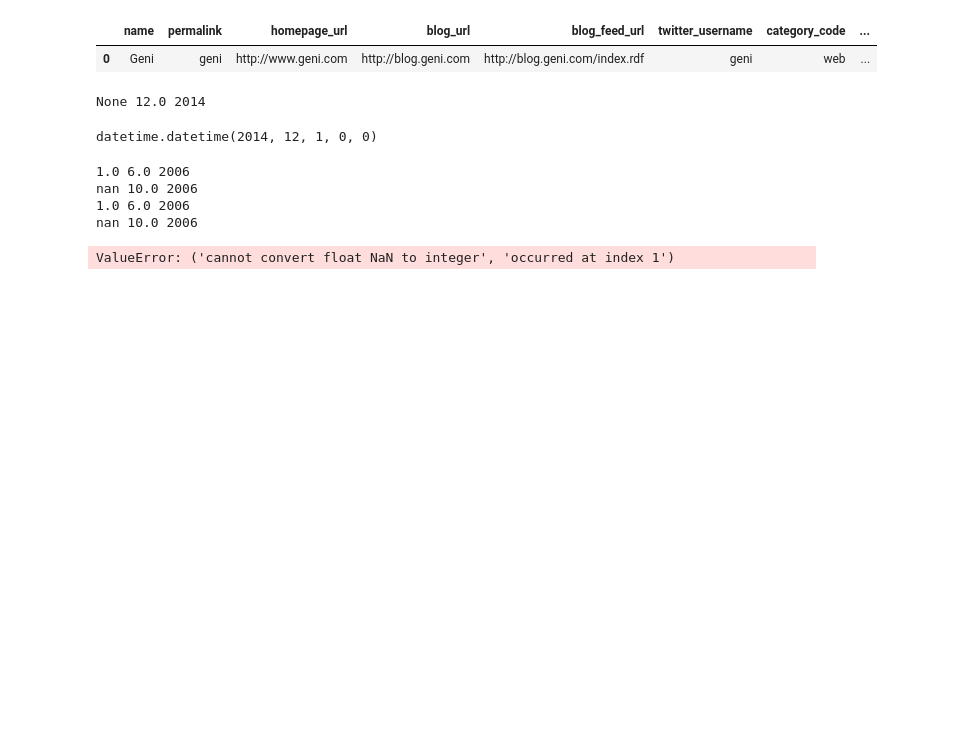
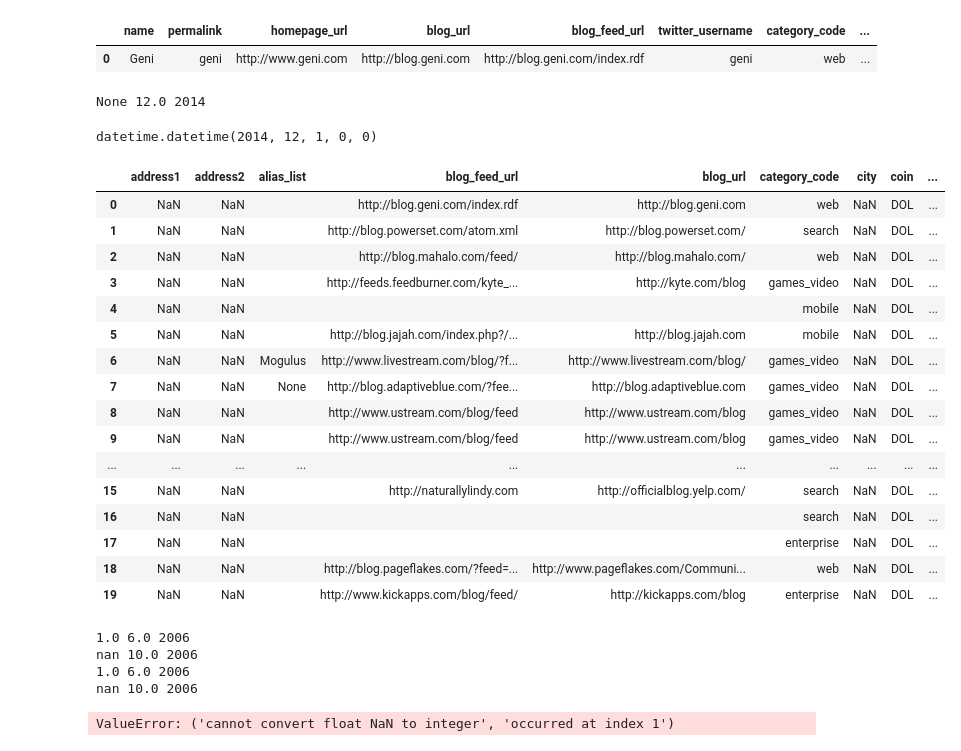
Before and after one commit to albertogcmr/pymongo-project, a Jupyter notebook: main.ipynb, the cells around one changed output. Saved outputs shown, nothing was run; the diff lists cells and outputs as text; code cells hidden in the pictures; blank space fills up the shorter version.

Commit message:
offices

```diff
--- a/main.ipynb
+++ b/main.ipynb
@@ -302,6 +273,37 @@ create_date(None, 12.0, 2014)
 # %% [output]
 None 12.0 2014
 datetime.datetime(2014, 12, 1, 0, 0)
+# %%
+# desplegamos offices en diferentes registros.
+
+# comprobar que los registros están bien
+
+cols = [col for col in df.columns if col != 'offices']
+df = df['offices'].apply(lambda x: pd.Series(x)).stack().reset_index(level=1, drop=True).to_frame('offices').join(df[cols], how='left')
+
+from pandas.io.json import json_normalize
+
+offices = json_normalize(df['offices'])
+res = pd.concat([df, offices], axis=0, sort=True).reset_index(drop=True)
+res.head(20)
+# %% [output]
+|  | address1 | address2 | alias_list | blog_feed_url | blog_url | category_code | city | coin | ... |
+| 0 | NaN | NaN |  | http://blog.geni.com/index.rdf | http://blog.geni.com | web | NaN | DOL | ... |
+| 1 | NaN | NaN |  | http://blog.powerset.com/atom.xml | http://blog.powerset.com/ | search | NaN | DOL | ... |
+| 2 | NaN | NaN |  | http://blog.mahalo.com/feed/ | http://blog.mahalo.com/ | web | NaN | DOL | ... |
+| 3 | NaN | NaN |  | http://feeds.feedburner.com/kyte_... | http://kyte.com/blog | games_video | NaN | DOL | ... |
+| 4 | NaN | NaN |  |  |  | mobile | NaN | DOL | ... |
+| 5 | NaN | NaN |  | http://blog.jajah.com/index.php?/... | http://blog.jajah.com | mobile | NaN | DOL | ... |
+| 6 | NaN | NaN | Mogulus | http://www.livestream.com/blog/?f... | http://www.livestream.com/blog/ | games_video | NaN | DOL | ... |
+| 7 | NaN | NaN | None | http://blog.adaptiveblue.com/?fee... | http://blog.adaptiveblue.com | games_video | NaN | DOL | ... |
+| 8 | NaN | NaN |  | http://www.ustream.com/blog/feed | http://www.ustream.com/blog | games_video | NaN | DOL | ... |
+| 9 | NaN | NaN |  | http://www.ustream.com/blog/feed | http://www.ustream.com/blog | games_video | NaN | DOL | ... |
+| ... | ... | ... | ... | ... | ... | ... | ... | ... | ... |
+| 15 | NaN | NaN |  | http://naturallylindy.com | http://officialblog.yelp.com/ | search | NaN | DOL | ... |
+| 16 | NaN | NaN |  |  |  | search | NaN | DOL | ... |
+| 17 | NaN | NaN |  |  |  | enterprise | NaN | DOL | ... |
+| 18 | NaN | NaN |  | http://blog.pageflakes.com/?feed=... | http://www.pageflakes.com/Communi... | web | NaN | DOL | ... |
+| 19 | NaN | NaN |  | http://www.kickapps.com/blog/feed/ | http://kickapps.com/blog | enterprise | NaN | DOL | ... |
 # %%
 df['founded_date'] = df.apply(lambda x: create_date(x['founded_day'], x['founded_month'], x['founded_year']),
                              axis=1)
```
Also changed, not shown: parts of 3 cells of this notebook.
